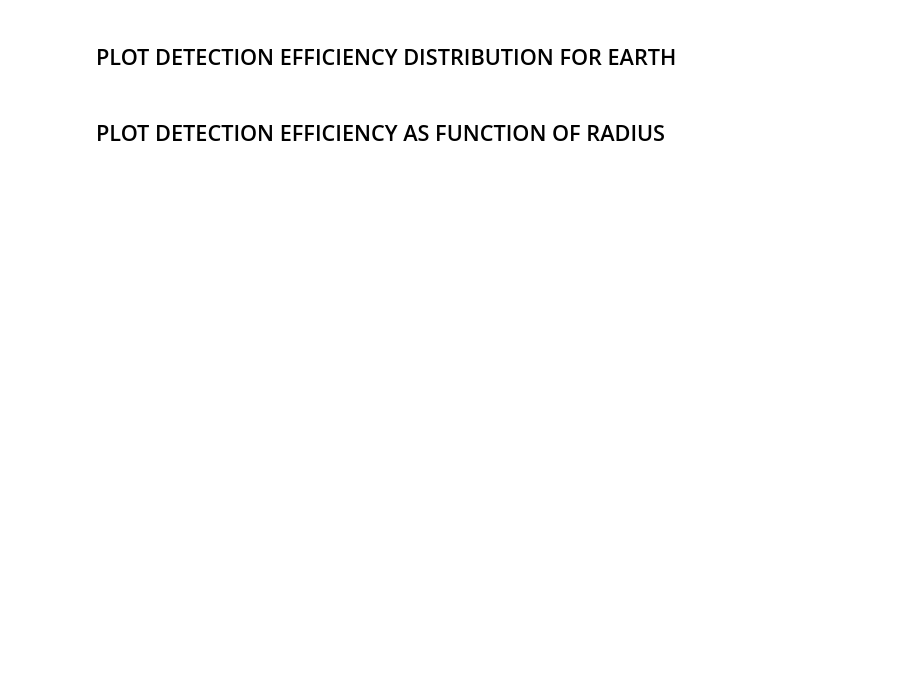
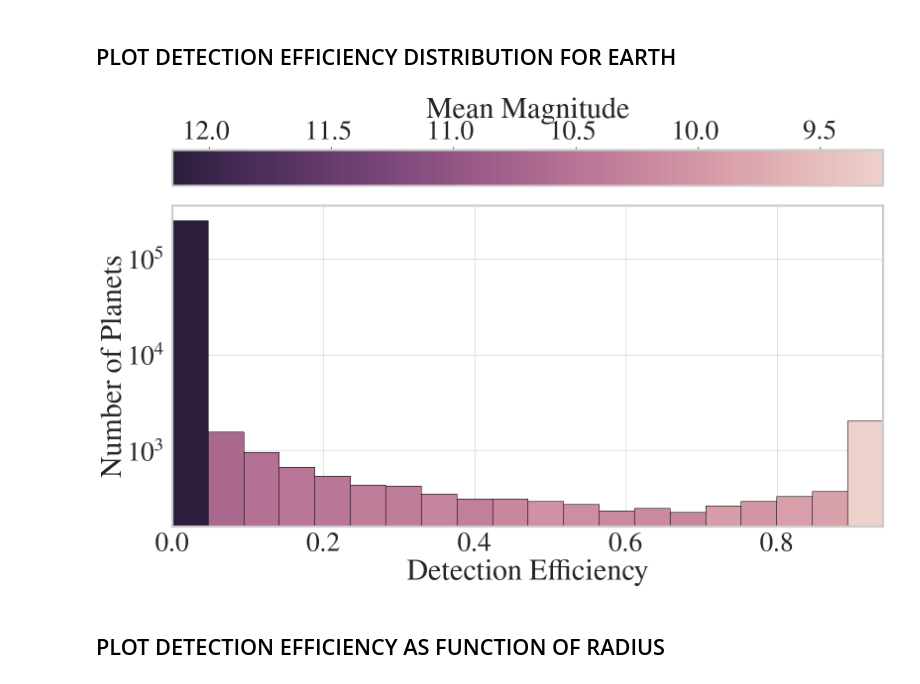
Before and after one commit to ChrisBoettner/plato, a Jupyter notebook: notebooks/05_detection_efficiency.ipynb, the cells around one changed output. Cells and saved outputs as stored; diff of their text form; code cells hidden in the pictures; blank space fills up the shorter version.

Commit message:
making more pretty plots

```diff
--- a/notebooks/05_detection_efficiency.ipynb
+++ b/notebooks/05_detection_efficiency.ipynb
@@ -215,30 +220,38 @@ colors = cmap(norm(bin_V.values))  # type: ignore
 # %%
 earth_eff_hist = sns.histplot(
     earth_effs,
     x="Detection Efficiency",
     bins=bins,
     edgecolor="black",
 )
 earth_eff_hist.set_yscale("log")
 
 # get the patches (bars) of the histogram, and set their color
 patches = earth_eff_hist.patches
 for patch, color in zip(patches, colors):
     patch.set_facecolor(color)
 
 # create a ScalarMappable and add a color bar
 sm = ScalarMappable(cmap=cmap, norm=norm)  # type: ignore
-cbar = plt.colorbar(sm, ax=earth_eff_hist)
+cbar = plt.colorbar(
+    sm,
+    ax=earth_eff_hist,
+    orientation="horizontal",
+    location="top",
+)
+cbar.ax.invert_xaxis()
 cbar.set_label("Mean Magnitude")
 
 earth_eff_hist.set_xlim(0, 0.94)
 earth_eff_hist.set_ylabel("Number of Planets")
 
 FigureProcessor(earth_eff_hist).save(
     "Earthlike_detection_eff_hist.pdf",
     figure_directory=figure_directory,
     save=save,
 )
+# %% [output]
+[figure, added]
 # %% [markdown]
 ## PLOT DETECTION EFFICIENCY AS FUNCTION OF RADIUS
 # %%
```
Also changed, not shown: parts of 3 cells of this notebook, 11 other files.
